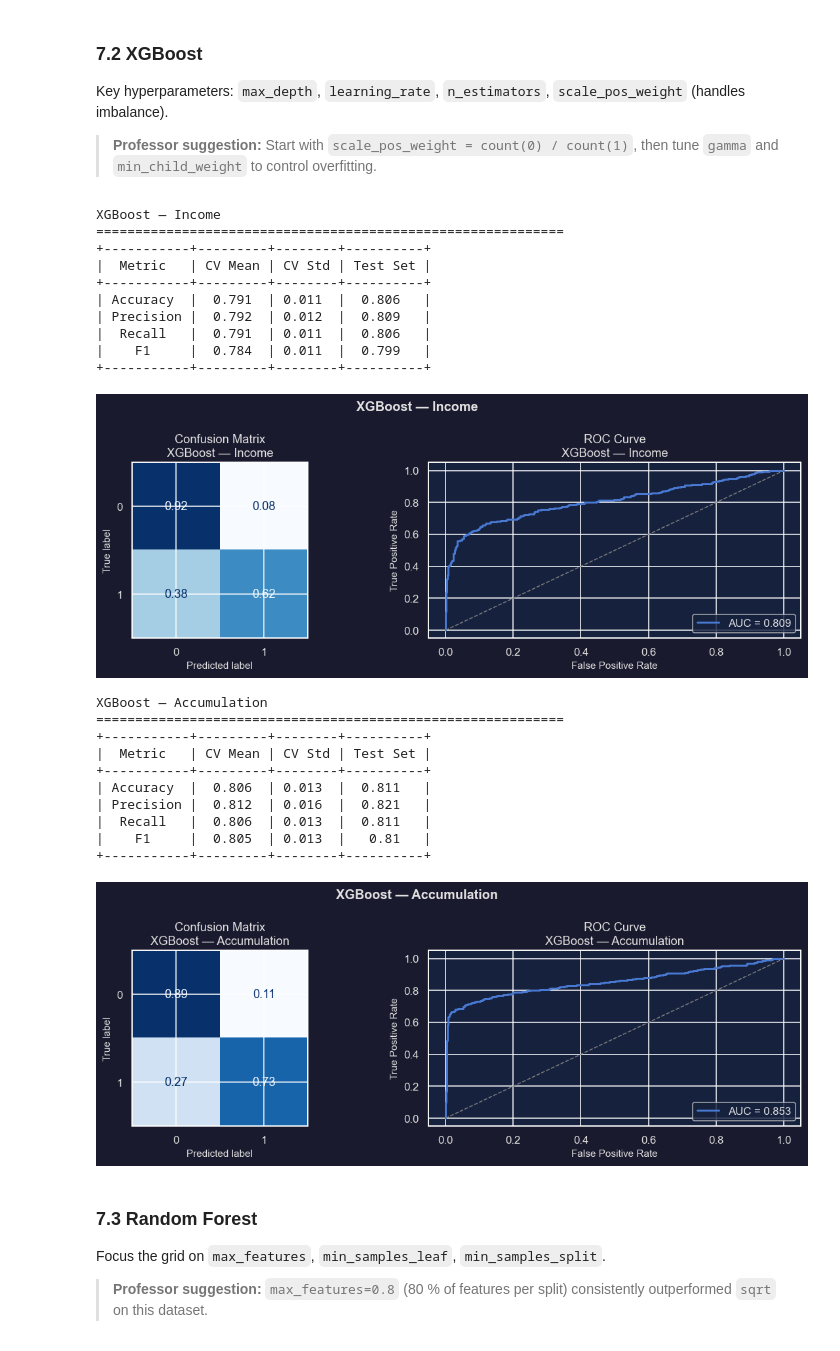
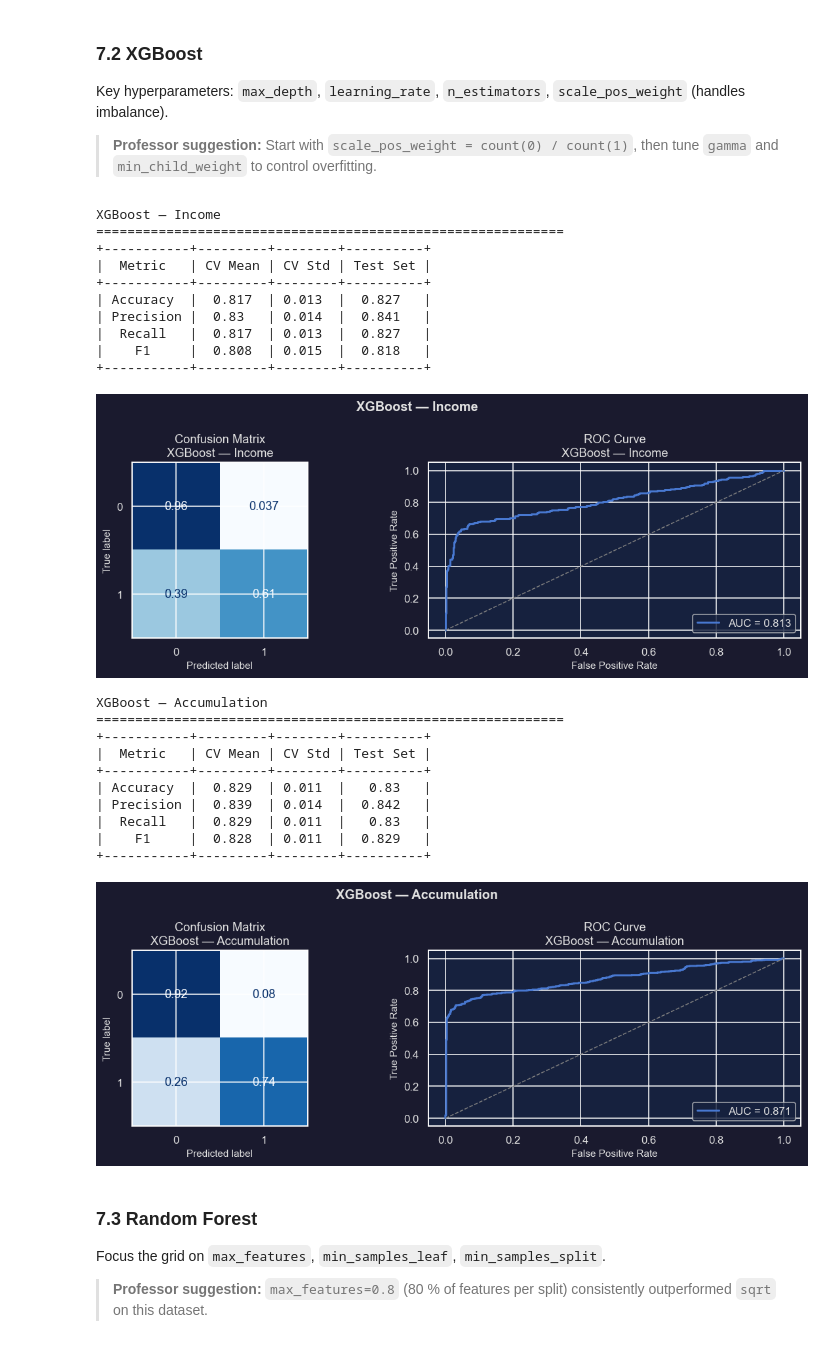
Before and after one commit to Smael-olk/Fintech, a Jupyter notebook: Business Case 2/Recommendation_Engine.ipynb, the cells around one changed output. Drawn from its saved outputs; the diff is of its cells as text; code cells hidden in the pictures.

```diff
--- a/Business Case 2/Recommendation_Engine.ipynb
+++ b/Business Case 2/Recommendation_Engine.ipynb
@@ -328,37 +328,37 @@ Key hyperparameters: `max_depth`, `learning_rate`, `n_estimators`,
 # %%
 income_model, income_results, income_prob= run_experiment(
     "xgb", "Income",
     X_train_inc, y_income_train, X_test_inc, y_income_test,
-    tune=False,
+    tune=True,
 )
 accum_model,  accum_results, accum_prob = run_experiment(
     "xgb", "Accumulation",
     X_train_acc, y_accum_train, X_test_acc, y_accum_test,
-    tune=False,
+    tune=True,
 )
 # %% [output]
 XGBoost — Income
 ============================================================
 +-----------+---------+--------+----------+
 |  Metric   | CV Mean | CV Std | Test Set |
 +-----------+---------+--------+----------+
-| Accuracy  |  0.791  | 0.011  |  0.806   |
-| Precision |  0.792  | 0.012  |  0.809   |
-|  Recall   |  0.791  | 0.011  |  0.806   |
-|    F1     |  0.784  | 0.011  |  0.799   |
+| Accuracy  |  0.817  | 0.013  |  0.827   |
+| Precision |  0.83   | 0.014  |  0.841   |
+|  Recall   |  0.817  | 0.013  |  0.827   |
+|    F1     |  0.808  | 0.015  |  0.818   |
 +-----------+---------+--------+----------+
-[figure, old version]
+[figure, new version]
 XGBoost — Accumulation
 ============================================================
 +-----------+---------+--------+----------+
 |  Metric   | CV Mean | CV Std | Test Set |
 +-----------+---------+--------+----------+
-| Accuracy  |  0.806  | 0.013  |  0.811   |
-| Precision |  0.812  | 0.016  |  0.821   |
-|  Recall   |  0.806  | 0.013  |  0.811   |
-|    F1     |  0.805  | 0.013  |   0.81   |
+| Accuracy  |  0.829  | 0.011  |   0.83   |
+| Precision |  0.839  | 0.014  |  0.842   |
+|  Recall   |  0.829  | 0.011  |   0.83   |
+|    F1     |  0.828  | 0.011  |  0.829   |
 +-----------+---------+--------+----------+
-[figure, old version]
+[figure, new version]
 # %% [markdown]
 ### 7.3 Random Forest
 
```
Also changed, not shown: parts of 2 cells of this notebook, 2 other files.
